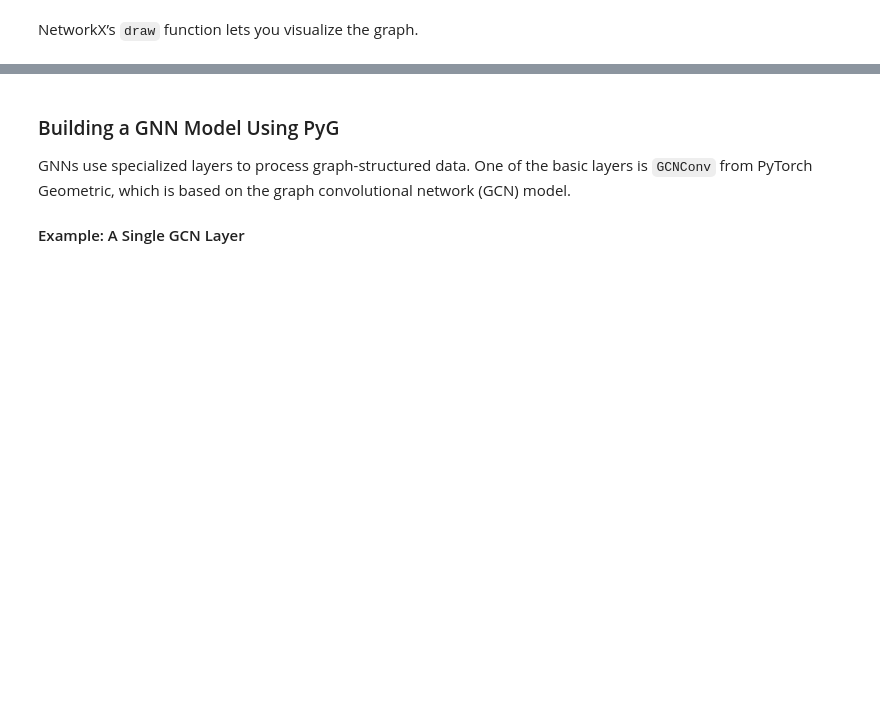
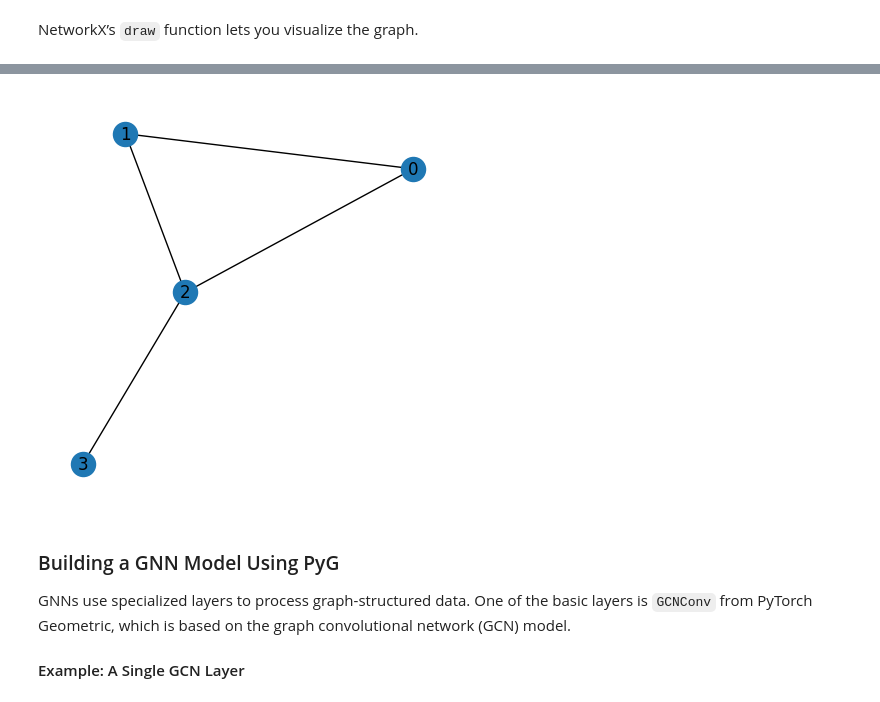
Before and after one commit to sidhu2690/PyTorchNotes, a Jupyter notebook: Torch_Geometric_intro.ipynb, the cells around one changed output, grey strips where cells are left out. Drawn from its saved outputs; the diff is of its cells as text; code cells hidden in the pictures; blank space fills up the shorter version.

```diff
--- a/Torch_Geometric_intro.ipynb
+++ b/Torch_Geometric_intro.ipynb
@@ -124,3 +124,12 @@ plt.show()
+# %%
+from torch_geometric.utils import to_networkx
+
+data_plt = to_networkx(data, to_undirected=True)
+plt.figure(figsize=(4,4))
+nx.draw(data_plt, with_labels=True)
+plt.show()
+# %% [output]
+[figure, added]
 # %% [markdown]
 ### Building a GNN Model Using PyG
 
```
Also changed, not shown: parts of 8 cells of this notebook.
